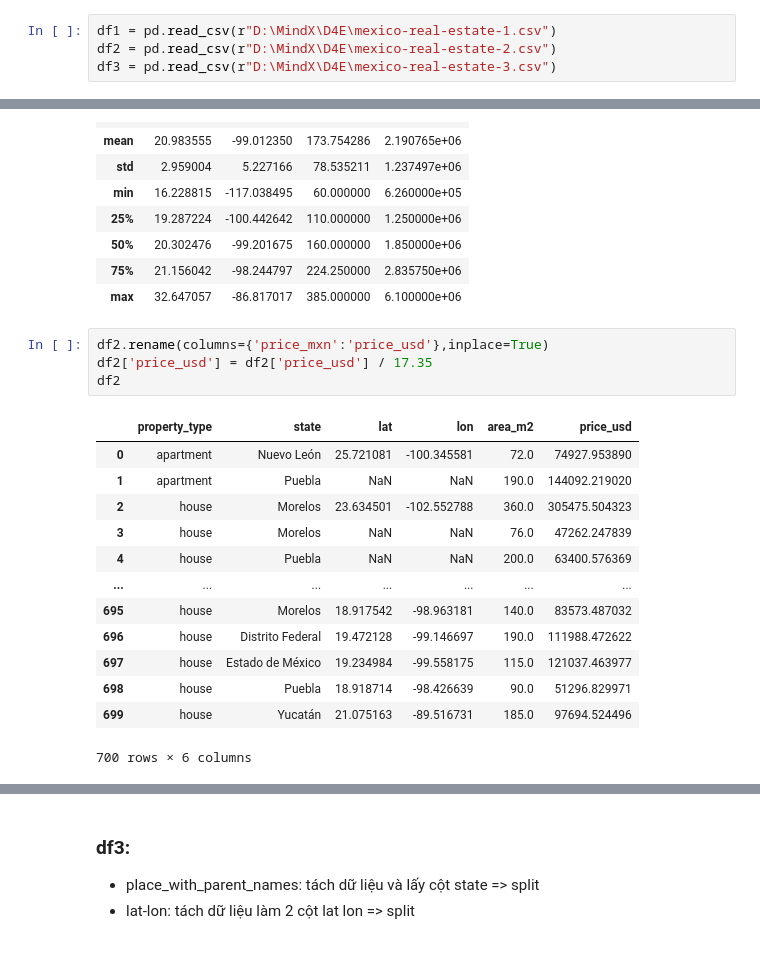
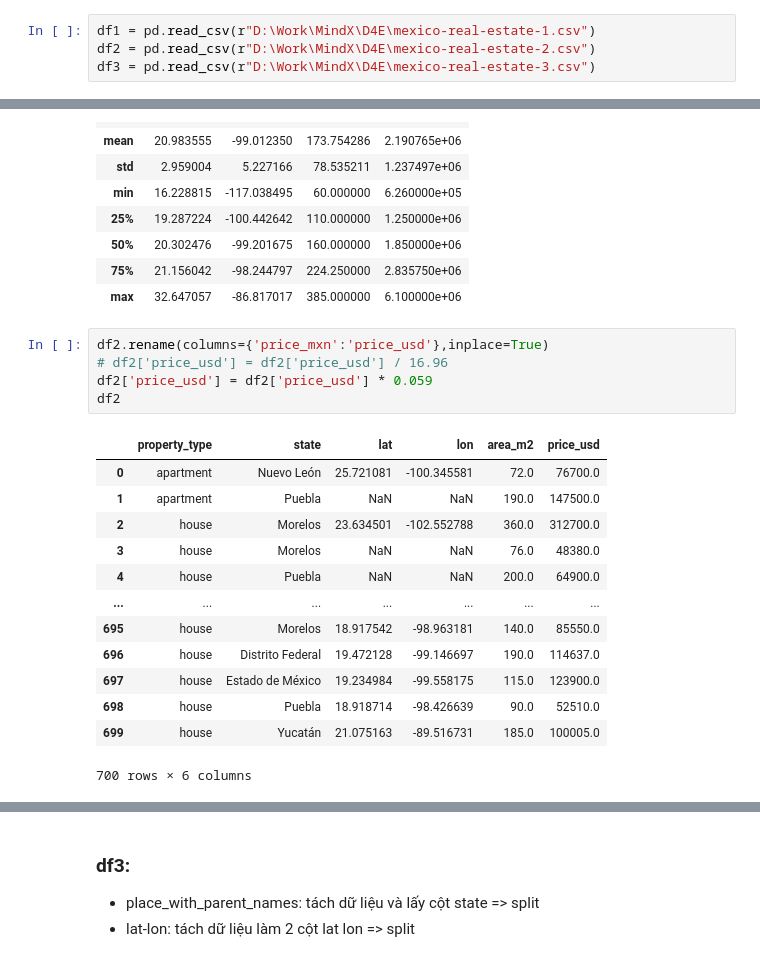
Before and after one commit to DK-Hieu/MindX, a Jupyter notebook: D4E/D4E66/D4E71_pyB4_practice.ipynb, the cells around one changed output, grey strips where cells are left out. Saved outputs shown, nothing was run; the diff lists cells and outputs as text.

```diff
--- a/D4E/D4E66/D4E71_pyB4_practice.ipynb
+++ b/D4E/D4E66/D4E71_pyB4_practice.ipynb
@@ -3,9 +3,9 @@ import pandas as pd
 # %% [markdown]
 # đọc dữ liệu 3 file vừa down và gán chúng nó và 3 biến df1, df2 ,df3
 # %%
-df1 = pd.read_csv(r"D:\MindX\D4E\mexico-real-estate-1.csv")
-df2 = pd.read_csv(r"D:\MindX\D4E\mexico-real-estate-2.csv")
-df3 = pd.read_csv(r"D:\MindX\D4E\mexico-real-estate-3.csv")
+df1 = pd.read_csv(r"D:\Work\MindX\D4E\mexico-real-estate-1.csv")
+df2 = pd.read_csv(r"D:\Work\MindX\D4E\mexico-real-estate-2.csv")
+df3 = pd.read_csv(r"D:\Work\MindX\D4E\mexico-real-estate-3.csv")
 # %% [markdown]
 ### df1:
 - price_usd: xóa dầu $, dấu ',' : replace
@@ -136,19 +137,20 @@ df2.describe()
 | max | 32.647057 | -86.817017 | 385.000000 | 6.100000e+06 |
 # %%
 df2.rename(columns={'price_mxn':'price_usd'},inplace=True)
-df2['price_usd'] = df2['price_usd'] / 17.35
+# df2['price_usd'] = df2['price_usd'] / 16.96
+df2['price_usd'] = df2['price_usd'] * 0.059
 df2
 # %% [output]
 |  | property_type | state | lat | lon | area_m2 | price_usd |
-| 0 | apartment | Nuevo León | 25.721081 | -100.345581 | 72.0 | 74927.953890 |
-| 1 | apartment | Puebla | NaN | NaN | 190.0 | 144092.219020 |
-| 2 | house | Morelos | 23.634501 | -102.552788 | 360.0 | 305475.504323 |
-| 3 | house | Morelos | NaN | NaN | 76.0 | 47262.247839 |
-| 4 | house | Puebla | NaN | NaN | 200.0 | 63400.576369 |
+| 0 | apartment | Nuevo León | 25.721081 | -100.345581 | 72.0 | 76700.0 |
+| 1 | apartment | Puebla | NaN | NaN | 190.0 | 147500.0 |
+| 2 | house | Morelos | 23.634501 | -102.552788 | 360.0 | 312700.0 |
+| 3 | house | Morelos | NaN | NaN | 76.0 | 48380.0 |
+| 4 | house | Puebla | NaN | NaN | 200.0 | 64900.0 |
 | ... | ... | ... | ... | ... | ... | ... |
-| 695 | house | Morelos | 18.917542 | -98.963181 | 140.0 | 83573.487032 |
-| 696 | house | Distrito Federal | 19.472128 | -99.146697 | 190.0 | 111988.472622 |
-| 697 | house | Estado de México | 19.234984 | -99.558175 | 115.0 | 121037.463977 |
-| 698 | house | Puebla | 18.918714 | -98.426639 | 90.0 | 51296.829971 |
-| 699 | house | Yucatán | 21.075163 | -89.516731 | 185.0 | 97694.524496 |
+| 695 | house | Morelos | 18.917542 | -98.963181 | 140.0 | 85550.0 |
+| 696 | house | Distrito Federal | 19.472128 | -99.146697 | 190.0 | 114637.0 |
+| 697 | house | Estado de México | 19.234984 | -99.558175 | 115.0 | 123900.0 |
+| 698 | house | Puebla | 18.918714 | -98.426639 | 90.0 | 52510.0 |
+| 699 | house | Yucatán | 21.075163 | -89.516731 | 185.0 | 100005.0 |
 700 rows × 6 columns
```
Also changed, not shown: parts of 9 cells of this notebook, 2 other files.
